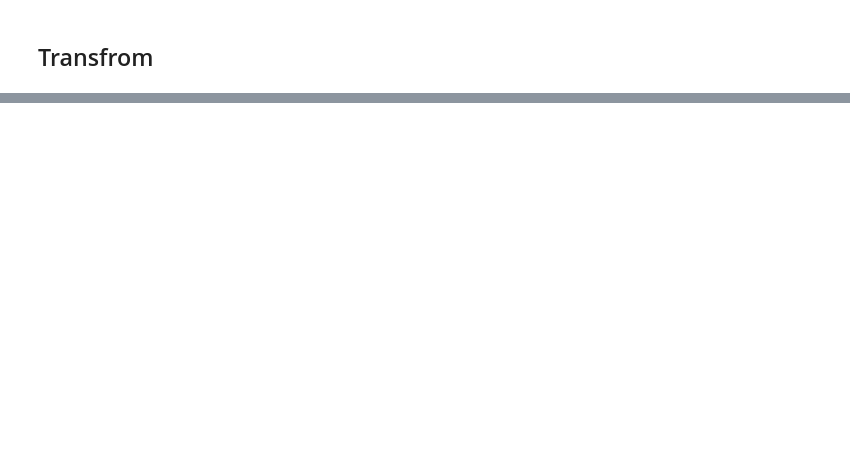
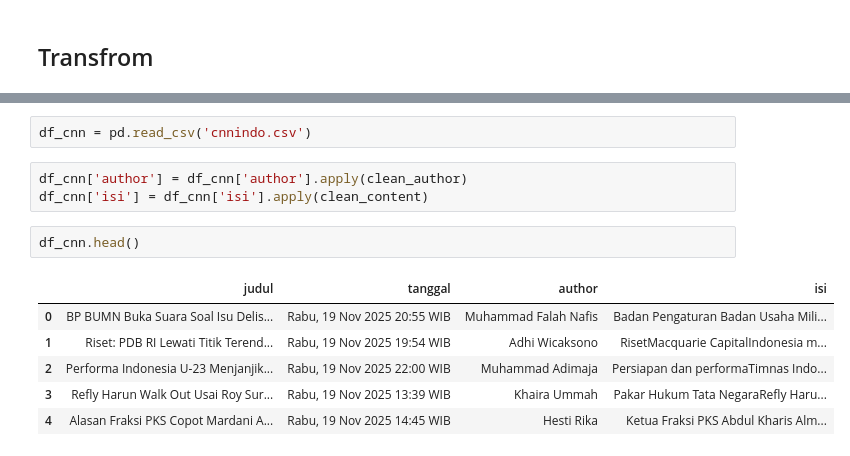
Before and after one commit to RizkyMlana/Scraping-CNNIndonesia, a Jupyter notebook: scraping.ipynb, the cells around one changed output, grey strips where cells are left out. Cells and saved outputs as stored; diff of their text form; blank space fills up the shorter version.

```diff
--- a/scraping.ipynb
+++ b/scraping.ipynb
@@ -138,0 +174,14 @@ df
+# %%
+df_cnn = pd.read_csv('cnnindo.csv')
+# %%
+df_cnn['author'] = df_cnn['author'].apply(clean_author)
+df_cnn['isi'] = df_cnn['isi'].apply(clean_content)
+# %%
+df_cnn.head()
+# %% [output]
+|  | judul | tanggal | author | isi |
+| 0 | BP BUMN Buka Suara Soal Isu Delis... | Rabu, 19 Nov 2025 20:55 WIB | Muhammad Falah Nafis | Badan Pengaturan Badan Usaha Mili... |
+| 1 | Riset: PDB RI Lewati Titik Terend... | Rabu, 19 Nov 2025 19:54 WIB | Adhi Wicaksono | RisetMacquarie CapitalIndonesia m... |
+| 2 | Performa Indonesia U-23 Menjanjik... | Rabu, 19 Nov 2025 22:00 WIB | Muhammad Adimaja | Persiapan dan performaTimnas Indo... |
+| 3 | Refly Harun Walk Out Usai Roy Sur... | Rabu, 19 Nov 2025 13:39 WIB | Khaira Ummah | Pakar Hukum Tata NegaraRefly Haru... |
+| 4 | Alasan Fraksi PKS Copot Mardani A... | Rabu, 19 Nov 2025 14:45 WIB | Hesti Rika | Ketua Fraksi PKS Abdul Kharis Alm... |
```
Also changed, not shown: parts of 20 cells of this notebook.
